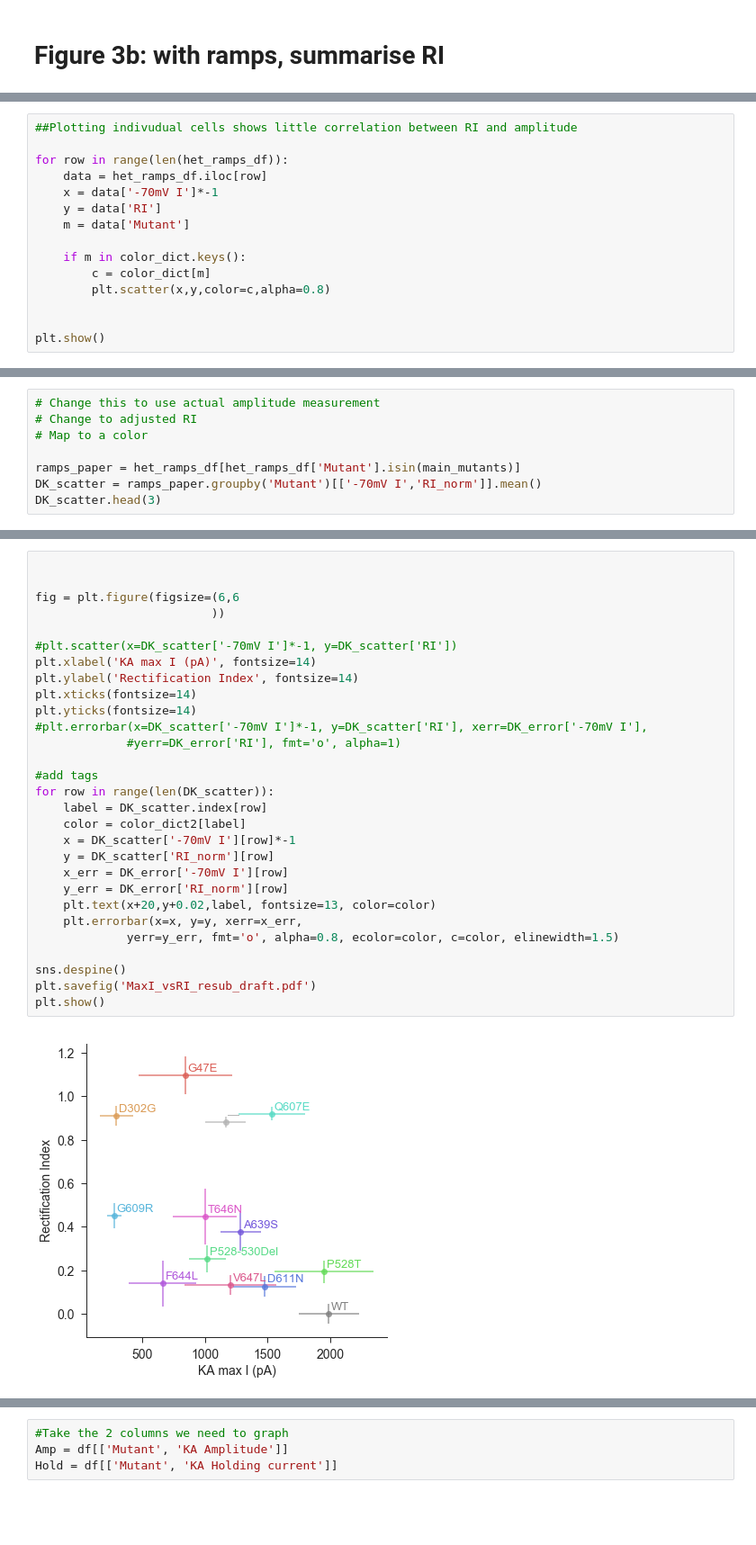
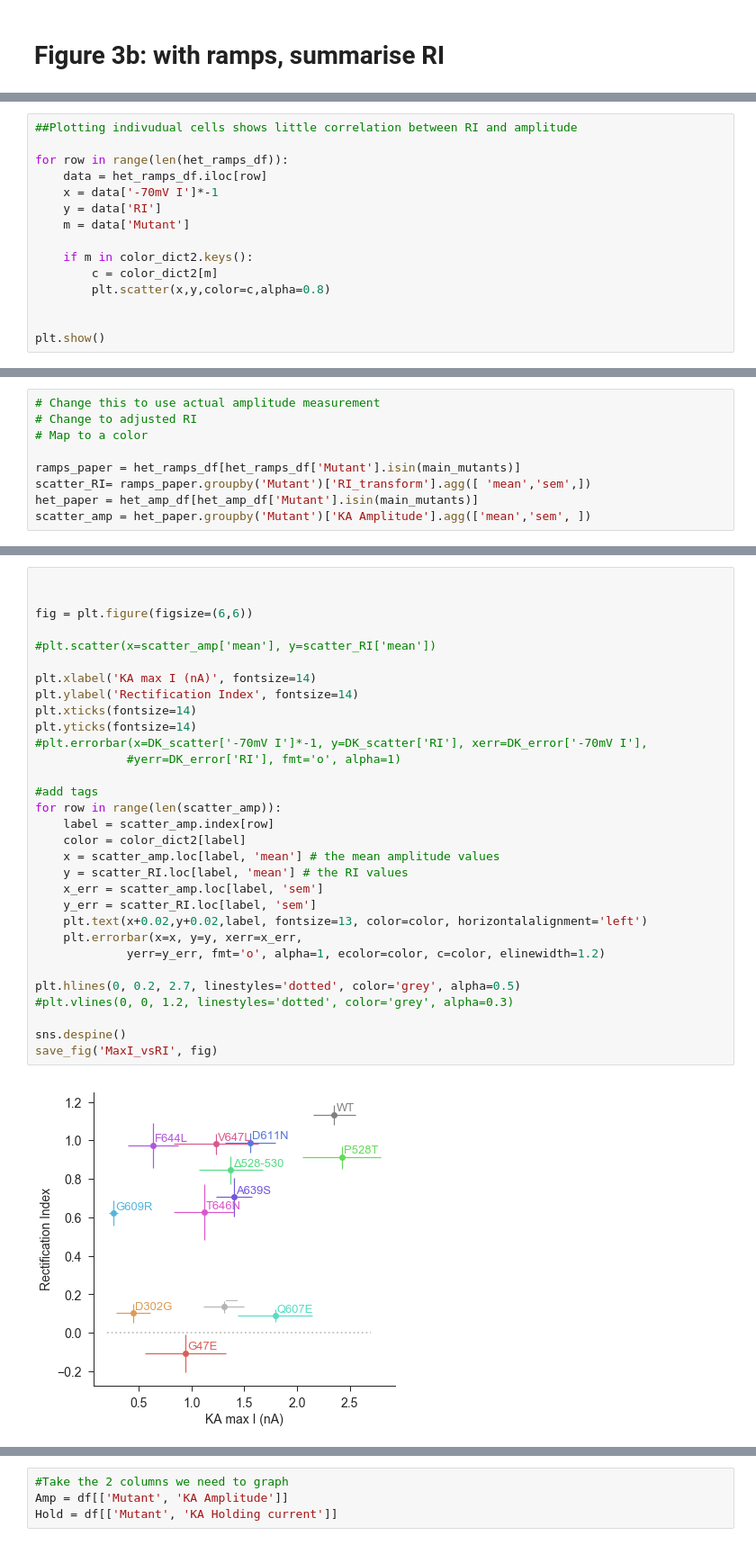
Before and after one commit to KullmannLab/AMPA_Synaptopathies, a Jupyter notebook: GluA2_graphs_March_Resub.ipynb, the cells around one changed output, grey strips where cells are left out. Shown: that part at 90% size. Cells and saved outputs as stored; diff of their text form; blank space fills up the shorter version.

```diff
--- a/GluA2_graphs_March_Resub.ipynb
+++ b/GluA2_graphs_March_Resub.ipynb
@@ -352,8 +492,8 @@ for row in range(len(het_ramps_df)):
     y = data['RI']
     m = data['Mutant']
 
-    if m in color_dict.keys():
-        c = color_dict[m]
+    if m in color_dict2.keys():
+        c = color_dict2[m]
         plt.scatter(x,y,color=c,alpha=0.8)
 
 
@@ -373,5 +506,6 @@ Index(['File', 'Date', 'number', 'ramp threshold', 'Analysis_start',
 # Map to a color
 
 ramps_paper = het_ramps_df[het_ramps_df['Mutant'].isin(main_mutants)]
-DK_scatter = ramps_paper.groupby('Mutant')[['-70mV I','RI_norm']].mean()
-DK_scatter.head(3)
+scatter_RI= ramps_paper.groupby('Mutant')['RI_transform'].agg([ 'mean','sem',])
+het_paper = het_amp_df[het_amp_df['Mutant'].isin(main_mutants)]
+scatter_amp = het_paper.groupby('Mutant')['KA Amplitude'].agg(['mean','sem', ])
@@ -392,31 +512,33 @@ Index(['-70mV I', 'RI_norm'], dtype='object')
 # %%
 
 
-fig = plt.figure(figsize=(6,6
-                         ))
+fig = plt.figure(figsize=(6,6))
 
-#plt.scatter(x=DK_scatter['-70mV I']*-1, y=DK_scatter['RI'])
-plt.xlabel('KA max I (pA)', fontsize=14)
+#plt.scatter(x=scatter_amp['mean'], y=scatter_RI['mean'])
+
+plt.xlabel('KA max I (nA)', fontsize=14)
 plt.ylabel('Rectification Index', fontsize=14)
 plt.xticks(fontsize=14)
 plt.yticks(fontsize=14)
 #plt.errorbar(x=DK_scatter['-70mV I']*-1, y=DK_scatter['RI'], xerr=DK_error['-70mV I'],
              #yerr=DK_error['RI'], fmt='o', alpha=1)
 
 #add tags
-for row in range(len(DK_scatter)):
-    label = DK_scatter.index[row]
+for row in range(len(scatter_amp)):
+    label = scatter_amp.index[row]
     color = color_dict2[label]
-    x = DK_scatter['-70mV I'][row]*-1
-    y = DK_scatter['RI_norm'][row]
-    x_err = DK_error['-70mV I'][row]
-    y_err = DK_error['RI_norm'][row]
-    plt.text(x+20,y+0.02,label, fontsize=13, color=color)
+    x = scatter_amp.loc[label, 'mean'] # the mean amplitude values
+    y = scatter_RI.loc[label, 'mean'] # the RI values
+    x_err = scatter_amp.loc[label, 'sem']
+    y_err = scatter_RI.loc[label, 'sem']
+    plt.text(x+0.02,y+0.02,label, fontsize=13, color=color, horizontalalignment='left')
     plt.errorbar(x=x, y=y, xerr=x_err,
-             yerr=y_err, fmt='o', alpha=0.8, ecolor=color, c=color, elinewidth=1.5)
+             yerr=y_err, fmt='o', alpha=1, ecolor=color, c=color, elinewidth=1.2)
+
+plt.hlines(0, 0.2, 2.7, linestyles='dotted', color='grey', alpha=0.5)
+#plt.vlines(0, 0, 1.2, linestyles='dotted', color='grey', alpha=0.3)
 
 sns.despine()
-plt.savefig('MaxI_vsRI_resub_draft.pdf')
-plt.show()
+save_fig('MaxI_vsRI', fig)
 # %% [output]
-[figure, old version]
+[figure, new version]
```
Also changed, not shown: parts of 42 cells of this notebook.
